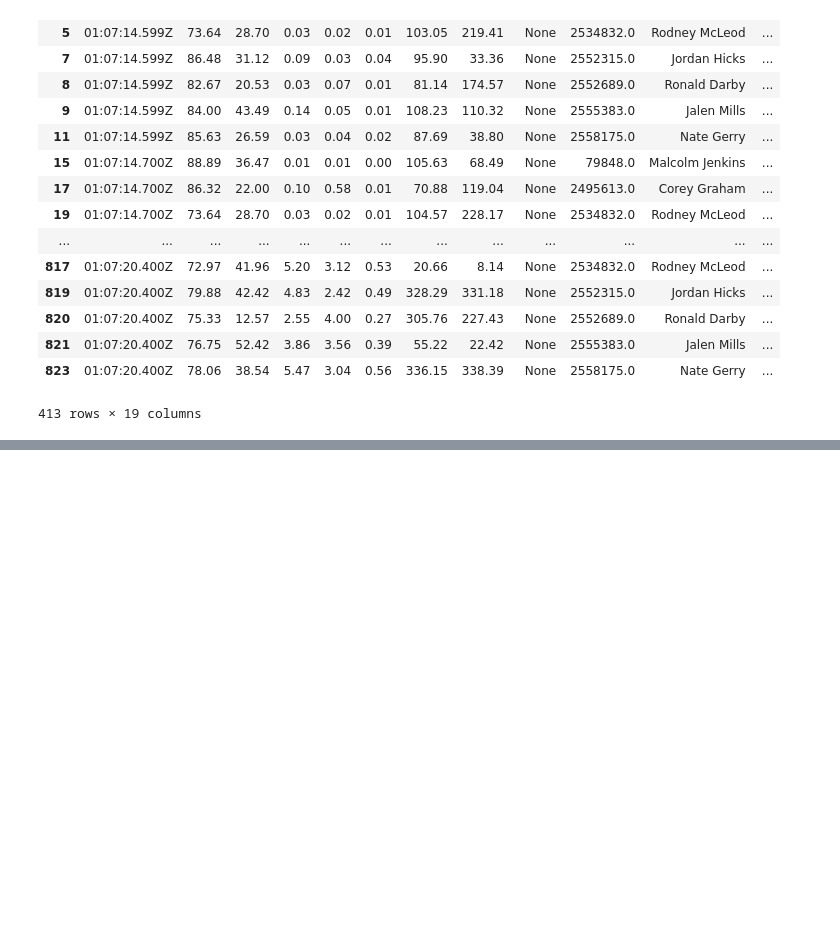
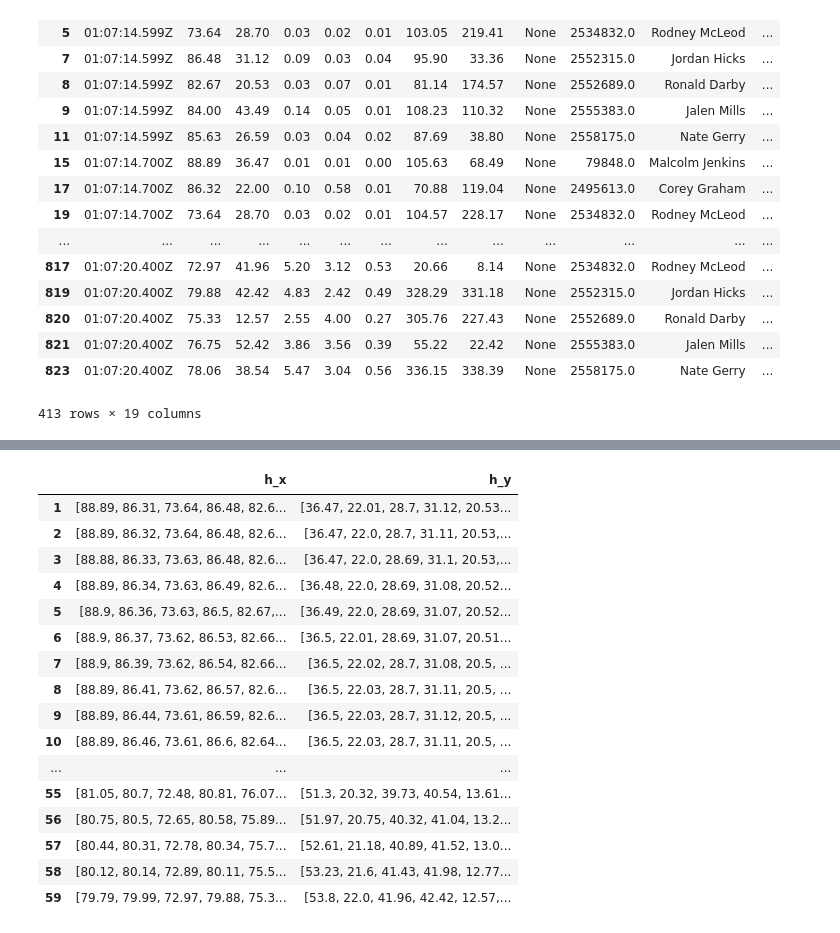
Before and after one commit to sidthakur08/nfl-big-data-bowl-2021, a Jupyter notebook: explore.ipynb, the cells around one changed output, grey strips where cells are left out. Drawn from its saved outputs; the diff is of its cells as text; code cells hidden in the pictures; blank space fills up the shorter version.

```diff
--- a/explore.ipynb
+++ b/explore.ipynb
@@ -395,0 +420,20 @@ away_play1_coord = pd.DataFrame(away_coord)
+# %%
+home_play1_coord
+# %% [output]
+|  | h_x | h_y |
+| 1 | [88.89, 86.31, 73.64, 86.48, 82.6... | [36.47, 22.01, 28.7, 31.12, 20.53... |
+| 2 | [88.89, 86.32, 73.64, 86.48, 82.6... | [36.47, 22.0, 28.7, 31.11, 20.53,... |
+| 3 | [88.88, 86.33, 73.63, 86.48, 82.6... | [36.47, 22.0, 28.69, 31.1, 20.53,... |
+| 4 | [88.89, 86.34, 73.63, 86.49, 82.6... | [36.48, 22.0, 28.69, 31.08, 20.52... |
+| 5 | [88.9, 86.36, 73.63, 86.5, 82.67,... | [36.49, 22.0, 28.69, 31.07, 20.52... |
+| 6 | [88.9, 86.37, 73.62, 86.53, 82.66... | [36.5, 22.01, 28.69, 31.07, 20.51... |
+| 7 | [88.9, 86.39, 73.62, 86.54, 82.66... | [36.5, 22.02, 28.7, 31.08, 20.5, ... |
+| 8 | [88.89, 86.41, 73.62, 86.57, 82.6... | [36.5, 22.03, 28.7, 31.11, 20.5, ... |
+| 9 | [88.89, 86.44, 73.61, 86.59, 82.6... | [36.5, 22.03, 28.7, 31.12, 20.5, ... |
+| 10 | [88.89, 86.46, 73.61, 86.6, 82.64... | [36.5, 22.03, 28.7, 31.11, 20.5, ... |
+| ... | ... | ... |
+| 55 | [81.05, 80.7, 72.48, 80.81, 76.07... | [51.3, 20.32, 39.73, 40.54, 13.61... |
+| 56 | [80.75, 80.5, 72.65, 80.58, 75.89... | [51.97, 20.75, 40.32, 41.04, 13.2... |
+| 57 | [80.44, 80.31, 72.78, 80.34, 75.7... | [52.61, 21.18, 40.89, 41.52, 13.0... |
+| 58 | [80.12, 80.14, 72.89, 80.11, 75.5... | [53.23, 21.6, 41.43, 41.98, 12.77... |
+| 59 | [79.79, 79.99, 72.97, 79.88, 75.3... | [53.8, 22.0, 41.96, 42.42, 12.57,... |
```
Also changed, not shown: parts of 12 cells of this notebook, 1 other file.
